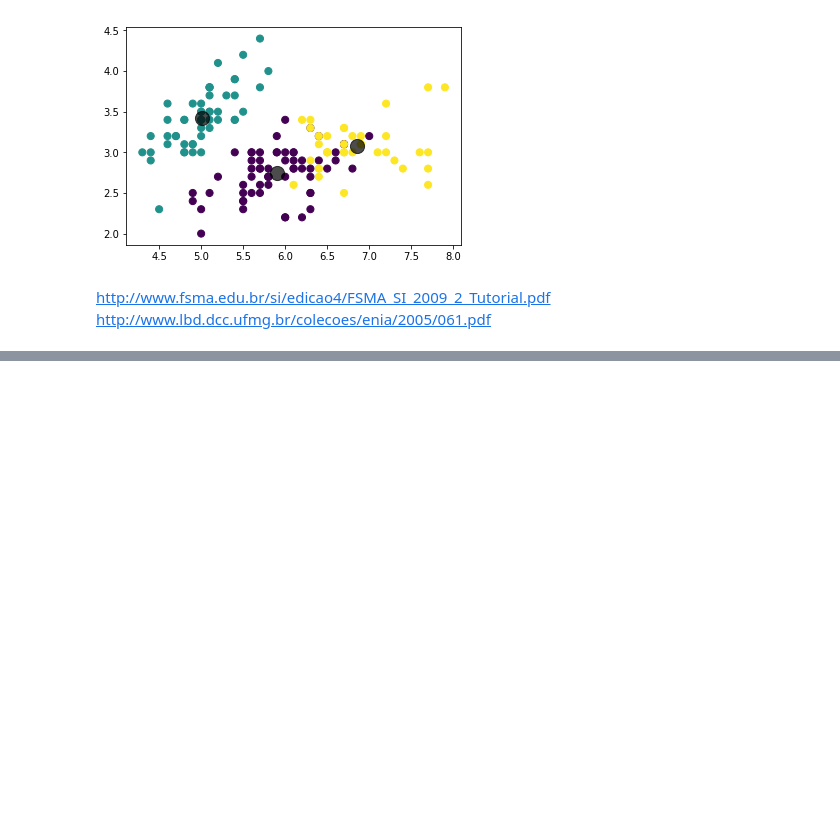
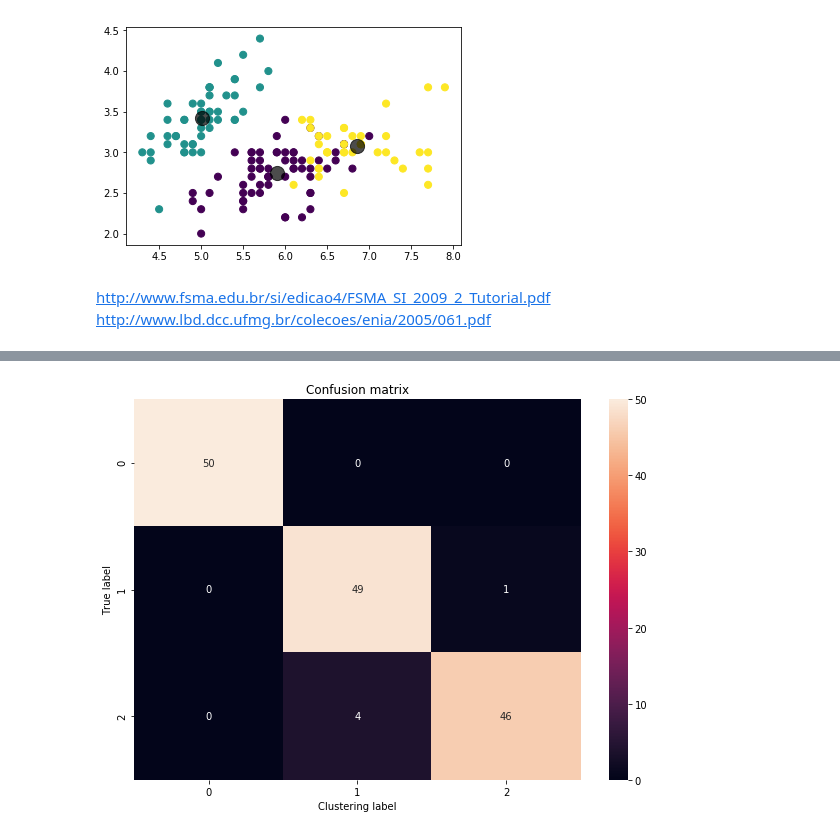
Before and after one commit to everaldocsneto/aulas, a Jupyter notebook: 01_Clustering.ipynb, the cells around one changed output, grey strips where cells are left out. Saved outputs shown, nothing was run; the diff lists cells and outputs as text; code cells hidden in the pictures; blank space fills up the shorter version.

```diff
--- a/01_Clustering.ipynb
+++ b/01_Clustering.ipynb
@@ -132,0 +153,4 @@ http://www.lbd.dcc.ufmg.br/colecoes/enia/2005/061.pdf
+# %%
+from scipy.cluster.hierarchy import cut_tree
+clusters = cut_tree(Z,height=0.05)
+clusters.flatten()
@@ -132,0 +165,13 @@ http://www.lbd.dcc.ufmg.br/colecoes/enia/2005/061.pdf
+# %%
+import sklearn.metrics
+import seaborn as sns
+confusion_matrix = sklearn.metrics.confusion_matrix(y, clusters.flatten())
+
+plt.figure(figsize = (10,7))
+sns.heatmap(confusion_matrix, annot=True)
+plt.title("Confusion matrix")
+plt.ylabel('True label')
+plt.xlabel('Clustering label')
+plt.show()
+# %% [output]
+[figure, added]
```
Also changed, not shown: parts of 18 cells of this notebook.
